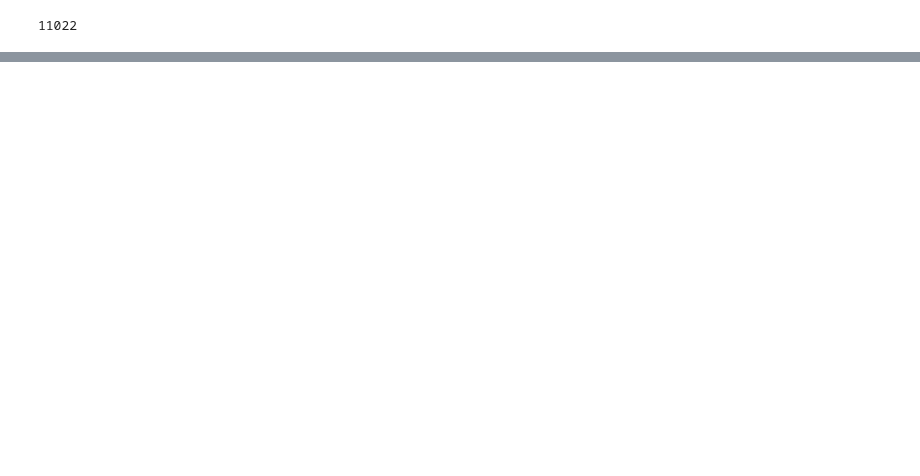
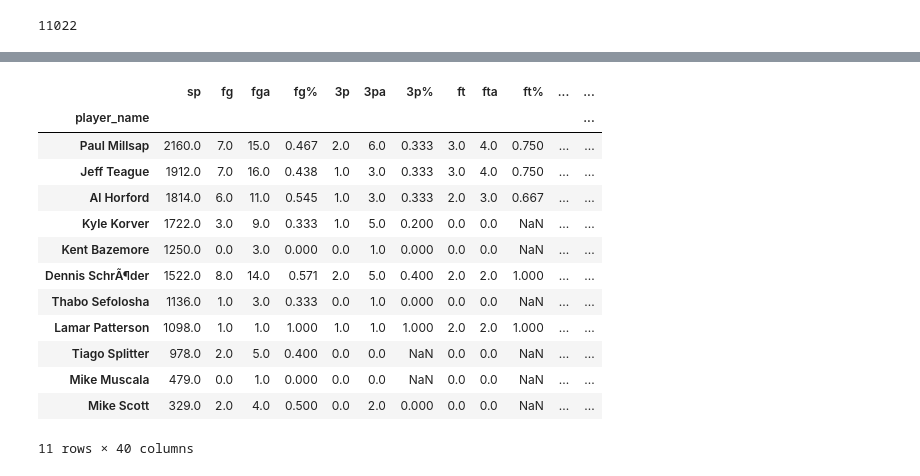
Before and after one commit to rqian239/RunTime, a Jupyter notebook: runtime/notebooks/parse_player_data.ipynb, the cells around one changed output, grey strips where cells are left out. Cells and saved outputs as stored; diff of their text form; code cells hidden in the pictures; blank space fills up the shorter version.

```diff
--- a/runtime/notebooks/parse_player_data.ipynb
+++ b/runtime/notebooks/parse_player_data.ipynb
@@ -27,0 +161,17 @@ soup = parse_html(box_score)
+# %%
+total_stats
+# %% [output]
+|  | sp | fg | fga | fg% | 3p | 3pa | 3p% | ft | fta | ft% | ... | ... |
+| player_name |  |  |  |  |  |  |  |  |  |  |  | ... |
+| Paul Millsap | 2160.0 | 7.0 | 15.0 | 0.467 | 2.0 | 6.0 | 0.333 | 3.0 | 4.0 | 0.750 | ... | ... |
+| Jeff Teague | 1912.0 | 7.0 | 16.0 | 0.438 | 1.0 | 3.0 | 0.333 | 3.0 | 4.0 | 0.750 | ... | ... |
+| Al Horford | 1814.0 | 6.0 | 11.0 | 0.545 | 1.0 | 3.0 | 0.333 | 2.0 | 3.0 | 0.667 | ... | ... |
+| Kyle Korver | 1722.0 | 3.0 | 9.0 | 0.333 | 1.0 | 5.0 | 0.200 | 0.0 | 0.0 | NaN | ... | ... |
+| Kent Bazemore | 1250.0 | 0.0 | 3.0 | 0.000 | 0.0 | 1.0 | 0.000 | 0.0 | 0.0 | NaN | ... | ... |
+| Dennis SchrÃ¶der | 1522.0 | 8.0 | 14.0 | 0.571 | 2.0 | 5.0 | 0.400 | 2.0 | 2.0 | 1.000 | ... | ... |
+| Thabo Sefolosha | 1136.0 | 1.0 | 3.0 | 0.333 | 0.0 | 1.0 | 0.000 | 0.0 | 0.0 | NaN | ... | ... |
+| Lamar Patterson | 1098.0 | 1.0 | 1.0 | 1.000 | 1.0 | 1.0 | 1.000 | 2.0 | 2.0 | 1.000 | ... | ... |
+| Tiago Splitter | 978.0 | 2.0 | 5.0 | 0.400 | 0.0 | 0.0 | NaN | 0.0 | 0.0 | NaN | ... | ... |
+| Mike Muscala | 479.0 | 0.0 | 1.0 | 0.000 | 0.0 | 0.0 | NaN | 0.0 | 0.0 | NaN | ... | ... |
+| Mike Scott | 329.0 | 2.0 | 4.0 | 0.500 | 0.0 | 2.0 | 0.000 | 0.0 | 0.0 | NaN | ... | ... |
+11 rows × 40 columns
```
Also changed, not shown: parts of 14 cells of this notebook.
